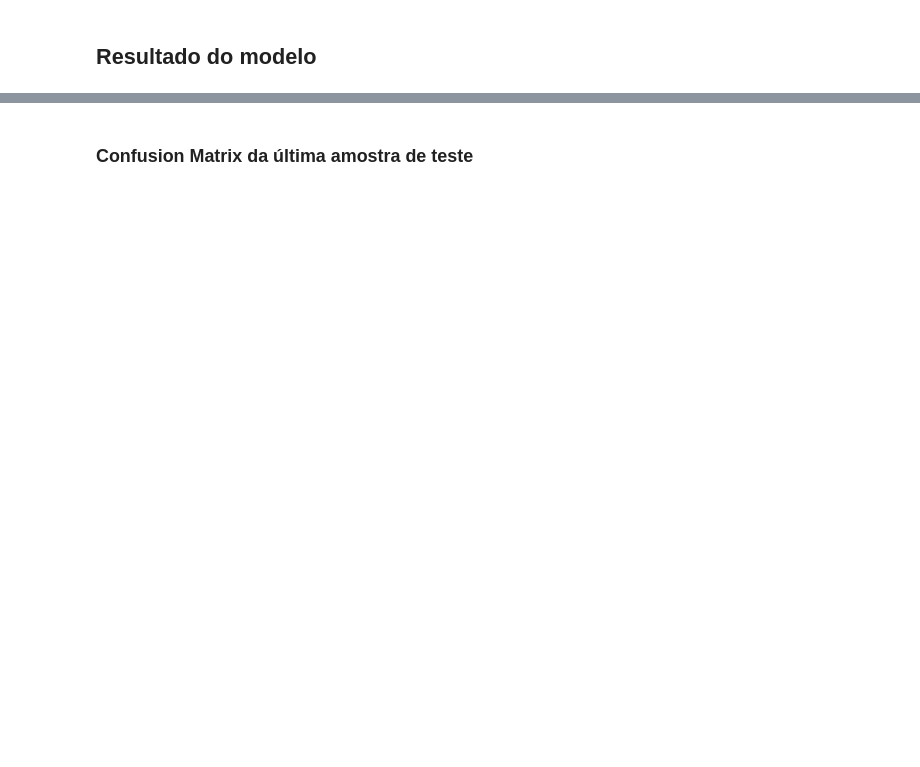
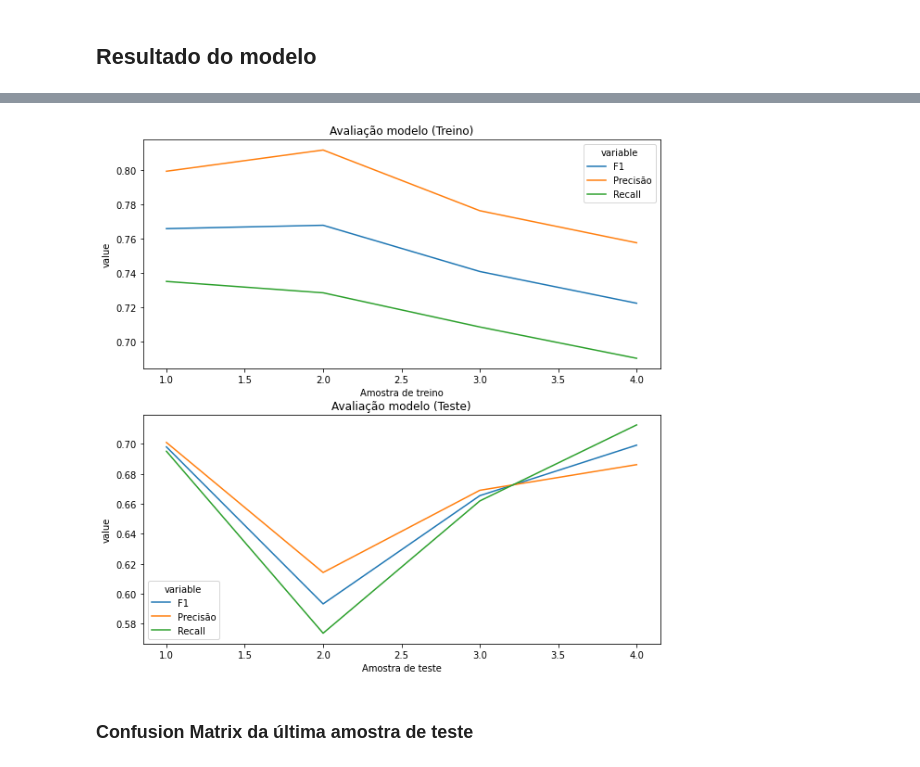
Before and after one commit to jubiss/Eleflow-, a Jupyter notebook: netflix_entregar_Q3.ipynb, the cells around one changed output, grey strips where cells are left out. Saved outputs shown, nothing was run; the diff lists cells and outputs as text; code cells hidden in the pictures; blank space fills up the shorter version.

```diff
--- a/netflix_entregar_Q3.ipynb
+++ b/netflix_entregar_Q3.ipynb
@@ -107,28 +272,32 @@ f1_test, f1_train, precision_test, precision_train, recall_test, recall_train, l
 # %%
 test_order = [1,2,3,4]
 test_data = pd.DataFrame({
     'Amostra de teste': test_order,
     'F1': f1_test,
     'Precisão': precision_test,
     'Recall': recall_test})
 
 
 train_data = pd.DataFrame({
     'Amostra de treino': test_order,
     'F1': f1_train,
     'Precisão': precision_train,
     'Recall': recall_train})
 import seaborn as sns
 import matplotlib.pyplot as plt
 
 fig, axes = plt.subplots(2, 1, figsize=(10, 10))
-sns.lineplot(x='Amostra de teste', y='value',ax=axes[1], hue='variable',
-             data=pd.melt(test_data, ['Amostra de teste']))
-plt.title('Avaliação modelo (Teste)')
 
 sns.lineplot(x='Amostra de treino', y='value', ax=axes[0], hue='variable',
-             data=pd.melt(train_data, ['Amostra de treino'])).set_title('Avaliação modelo (Treino)',ax=axes[0])
+             data=pd.melt(train_data, ['Amostra de treino'])).set_title('Avaliação modelo (Treino)')
+
+sns.lineplot(x='Amostra de teste', y='value',ax=axes[1], hue='variable',
+             data=pd.melt(test_data, ['Amostra de teste'])).set_title('Avaliação modelo (Teste)')
+
+
 plt.show()
+# %% [output]
+[figure, added]
 # %% [markdown]
 ### Confusion Matrix da última amostra de teste
 # %%
```
Also changed, not shown: parts of 10 cells of this notebook, 1 other file.
